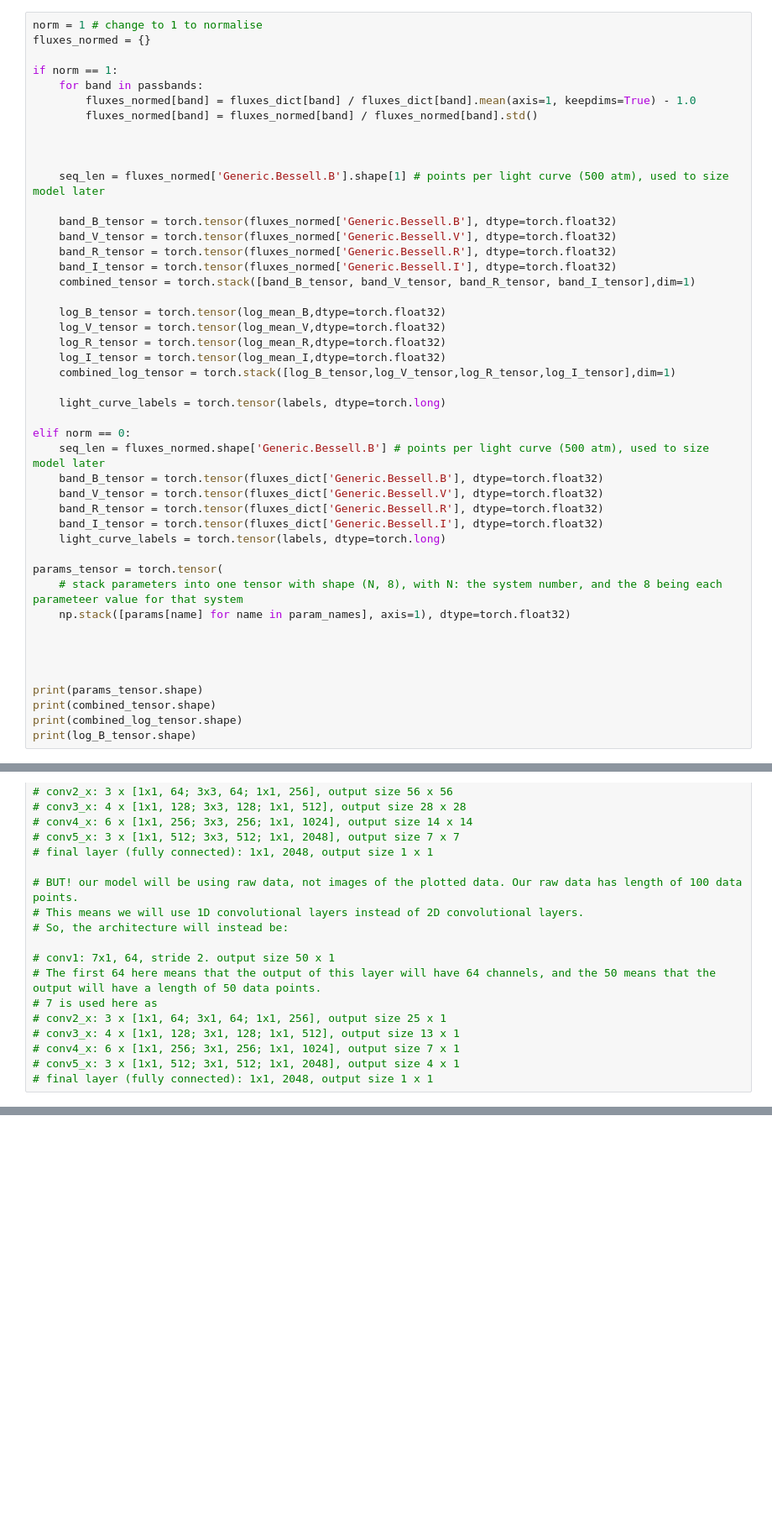
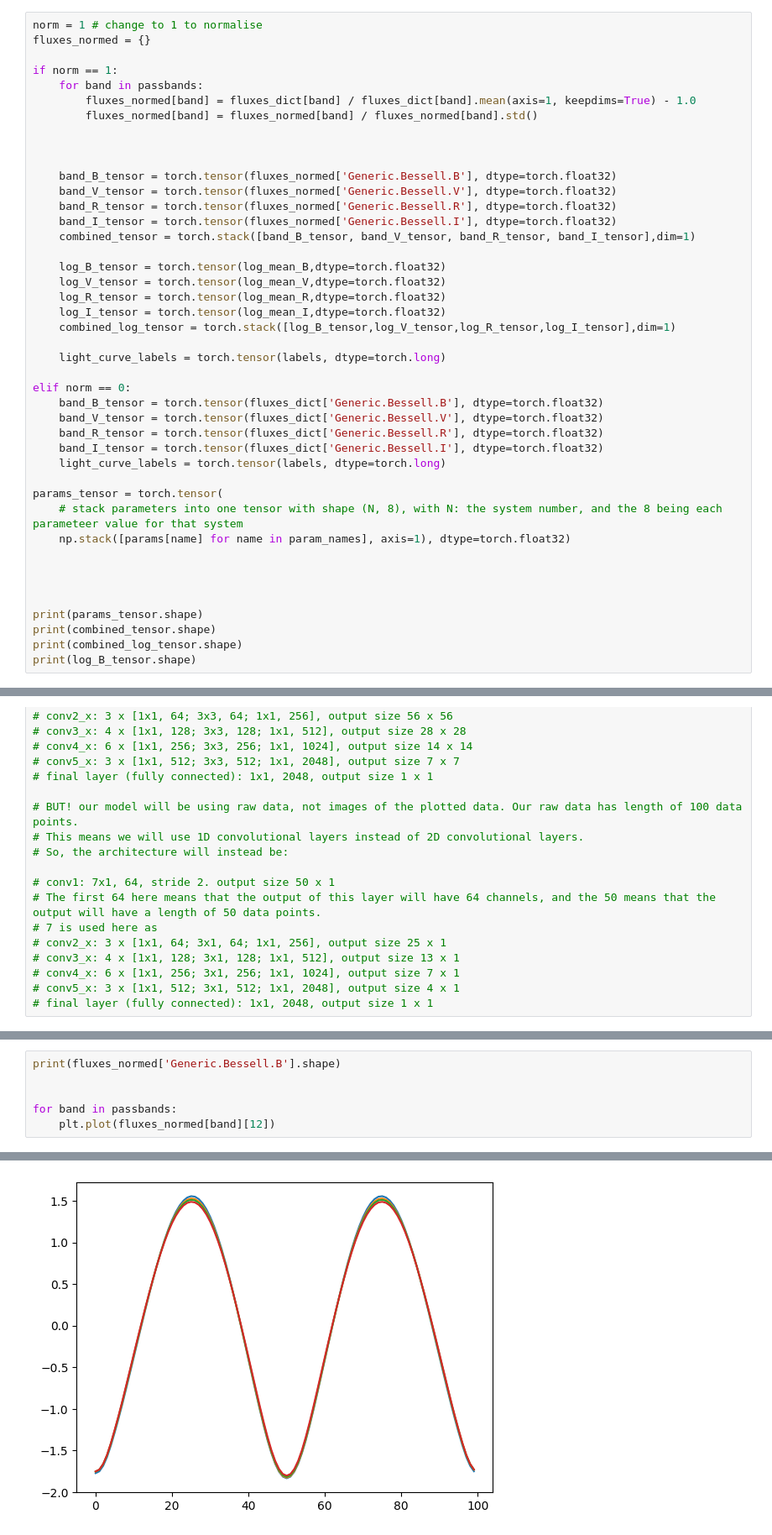
Before and after one commit to seanfoxhay-debug/eclipsing-binaries, a Jupyter notebook: Eclipsing binaries classification.ipynb, the cells around one changed output, grey strips where cells are left out. Shown at 84% size. Saved outputs shown, nothing was run; the diff lists cells and outputs as text; blank space fills up the shorter version.

```diff
--- a/Eclipsing binaries classification.ipynb
+++ b/Eclipsing binaries classification.ipynb
@@ -172,8 +172,6 @@ if norm == 1:
         fluxes_normed[band] = fluxes_normed[band] / fluxes_normed[band].std()
 
 
-
-    seq_len = fluxes_normed['Generic.Bessell.B'].shape[1] # points per light curve (500 atm), used to size model later
 
     band_B_tensor = torch.tensor(fluxes_normed['Generic.Bessell.B'], dtype=torch.float32)
     band_V_tensor = torch.tensor(fluxes_normed['Generic.Bessell.V'], dtype=torch.float32)
@@ -190,7 +188,6 @@ if norm == 1:
     light_curve_labels = torch.tensor(labels, dtype=torch.long)
 
 elif norm == 0:
-    seq_len = fluxes_normed.shape['Generic.Bessell.B'] # points per light curve (500 atm), used to size model later
     band_B_tensor = torch.tensor(fluxes_dict['Generic.Bessell.B'], dtype=torch.float32)
     band_V_tensor = torch.tensor(fluxes_dict['Generic.Bessell.V'], dtype=torch.float32)
     band_R_tensor = torch.tensor(fluxes_dict['Generic.Bessell.R'], dtype=torch.float32)
@@ -642,0 +614,7 @@ plt.legend()
+# %%
+print(fluxes_normed['Generic.Bessell.B'].shape)
+
+
+for band in passbands:
+    plt.plot(fluxes_normed[band][12])
+# %% [output]
@@ -642,0 +622 @@ plt.legend()
+[figure, added]
```
Also changed, not shown: parts of 16 cells of this notebook.
